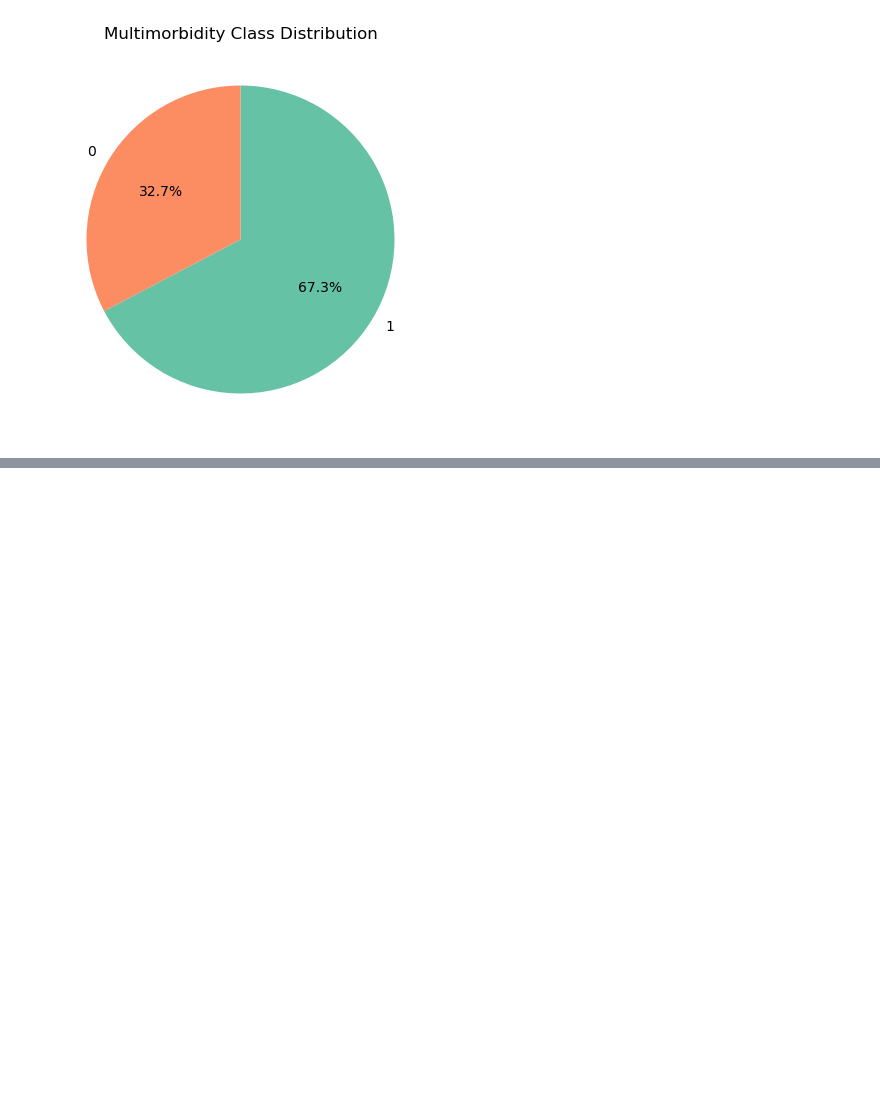
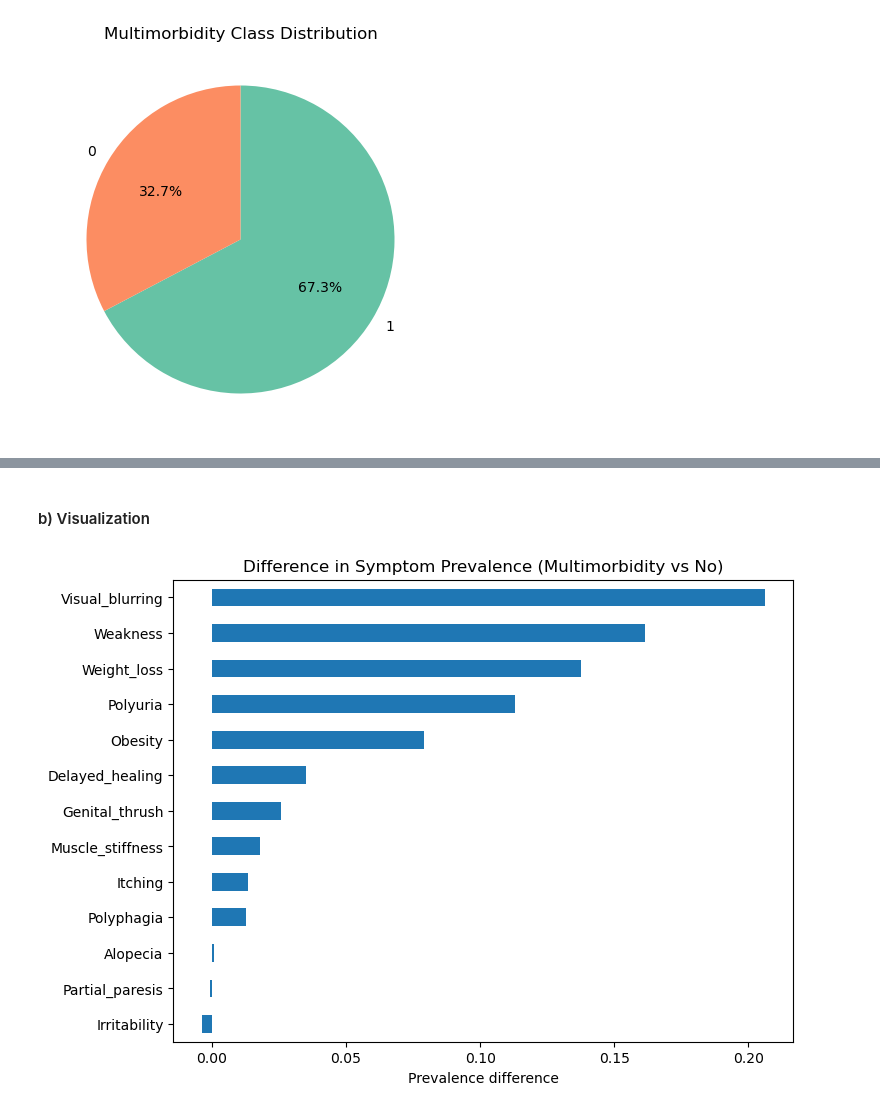
Before and after one commit to Pamela-Chebii/Multimorbidity_Prediction, a Jupyter notebook: Multimobidity.ipynb, the cells around one changed output, grey strips where cells are left out. Drawn from its saved outputs; the diff is of its cells as text; code cells hidden in the pictures; blank space fills up the shorter version.

```diff
--- a/Multimobidity.ipynb
+++ b/Multimobidity.ipynb
@@ -88,0 +154,10 @@ From the two plots, the dataset is imbalanced:
+# %%
+binary_cols = [c for c in df.columns if c not in ['Age','Gender','Multimorbidity']]
+
+# calculate mean symptom rate grouped by target
+symptom_comparison = df.groupby('Multimorbidity')[binary_cols].mean().T
+symptom_comparison.columns = ['No Multimorbidity','With Multimorbidity']
+symptom_comparison['Difference'] = (
+    symptom_comparison['With Multimorbidity'] - symptom_comparison['No Multimorbidity']
+)
+print(symptom_comparison.sort_values('Difference', ascending=False).head(10))
@@ -88,0 +176,10 @@ From the two plots, the dataset is imbalanced:
+# %% [markdown]
+#### b) Visualization
+# %%
+plt.figure(figsize=(8,6))
+symptom_comparison.sort_values('Difference', ascending=True)['Difference'].plot(kind='barh')
+plt.title('Difference in Symptom Prevalence (Multimorbidity vs No)')
+plt.xlabel('Prevalence difference')
+plt.show()
+# %% [output]
+[figure, added]
```
Also changed, not shown: parts of 20 cells of this notebook, 1 other file.
